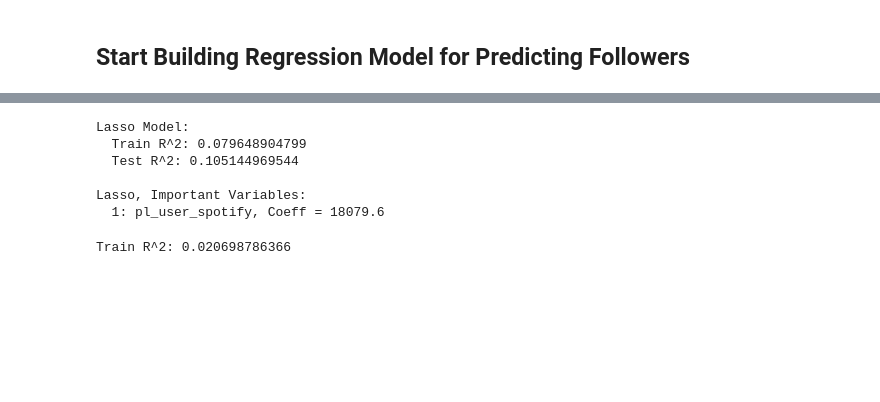
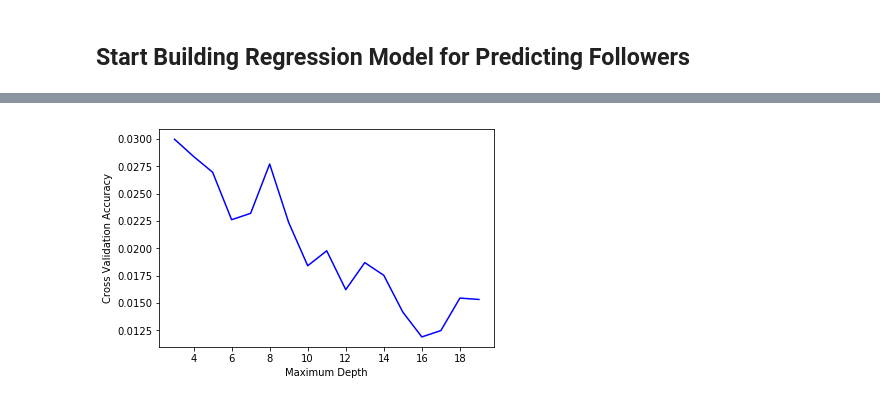
Before and after one commit to dhnightingale/spotify-cs109, a Jupyter notebook: Spotify Data Analysis.ipynb, the cells around one changed output, grey strips where cells are left out. Saved outputs shown, nothing was run; the diff lists cells and outputs as text; code cells hidden in the pictures; blank space fills up the shorter version.

```diff
--- a/Spotify Data Analysis.ipynb
+++ b/Spotify Data Analysis.ipynb
@@ -333,6 +305,15 @@ playlist_data['pl_genres_variety'] = playlist_variety
 # %%
 # # merge to playlist dataset
 # playlist_data = playlist_data.merge(playlist_genres, left_on=["pl_id"], right_on=["pl_id"], how='left')
+# %%
+# define the number of followers that determines a popular (top 5%) playlists
+level, total = 0.95, len(playlist_data['followers'])
+index = int(level * total)
+success_threshold = int(sorted(playlist_data['followers'])[index])
+print('Top 5% of playlists have' +font.bold+ f' {success_threshold} ' +font.end+ 'followers or more')
+
+# determine if a playlist is successful
+playlist_data['pl_successful'] = np.where(playlist_data['followers'] > success_threshold, 1, 0)
 # %%
 # drop missing; few playlists
 playlist_data = playlist_data.dropna(how = 'any')
@@ -577,13 +493,6 @@ for i, var in enumerate(important_var):
 
 # for i, x in enumerate(x_var):
 #     print("{}: Coef = {}".format(x, results.coef_[i]))
-# %% [output]
-Lasso Model:
-  Train R^2: 0.079648904799
-  Test R^2: 0.105144969544
-
-Lasso, Important Variables:
-  1: pl_user_spotify, Coeff = 18079.6
 # %%
 # predictor selection using PCA dimension reduction and k-fold cross validation
 
@@ -646,5 +555,3 @@ yhat_train = results.predict(X_train)
 # The R^2 values
 print('Train R^2:', r2_score(y_train, yhat_train))
 # print('Test R^2:', r2_score(y_test, yhat_test), "\n")
-# %% [output]
-Train R^2: 0.020698786366
@@ -664,3 +558,65 @@ rf.fit(X, y)
+# %%
+# create a model that, given a playlist, predicts the probability that the playlist will be "successful"
+
+# create datasets
+x_var = train.columns[2:]
+x_train = train[x_var].values
+y_train = train["pl_successful"].values
+x_test = test[x_var].values
+y_test = test["pl_successful"].values
+
+# # stupid random forest
+# rf = RandomForestClassifier(max_features= 1, n_estimators=50, oob_score=True)
+# rf.fit(X, y)
+
+# find which depth works best
+# originate empty list, minimum depth, and maximum depth
+depths = []
+min_dep, max_dep = 3, 20
+
+# iterate through the range of minimum to maximum depths
+for i in np.arange(min_dep, max_dep, 2):
+
+    # initialize decision tree model
+    dtree = DecisionTreeClassifier(max_depth=i)
+
+    # perform 5-fold cross validation
+    scores = cross_val_score(estimator=dtree, X=x_train, y=y_train, cv=5, n_jobs=-1)
+
+    # record the mean score
+    depths.append((i,scores.mean()))
+
+# plot the accuracy for each tested depth
+plt.plot(np.array(depths)[:,0], np.array(depths)[:,1], 'b-')
+plt.ylabel("Cross Validation Accuracy")
+plt.xlabel("Maximum Depth")
+plt.show()
+
+# train_scores = []
+# test_scores = []
+# # sizes = np.power(2, range(1, 10))
+# sizes = [10, 20, 30, 40, 50]
+
+# print('TREES\tTRAIN SCORE\tTEST SCORE')
+# for n_trees in sizes:
+#     rf = RandomForestClassifier(n_estimators=n_trees, max_features='sqrt')
+#     train_score = metrics.accuracy_score(y_train, rf.fit(x_train, y_train).predict(x_train))
+#     test_score = metrics.accuracy_score(y_test, rf.fit(x_train, y_train).predict(x_test))
+
+#     print(f'{n_trees}' '\t%.5f' % train_score, '\t%.5f' % test_score)
+
+#     train_scores.append(train_score)
+#     test_scores.append(test_score)
+
+# # plot the accuracy for each tested depth and probability
+# plt.plot(sizes, train_scores, label='Train')
+# plt.plot(sizes, test_scores, label='Test')
+
+# plt.ylabel("Accuracy")
+# plt.xlabel("Forest Size")
+# plt.legend()
+# %% [output]
+[figure, added]
 # %%
 # when prompted with a genre, return a playlist that has a high probability of being successful
 
```
Also changed, not shown: parts of 14 cells of this notebook.
